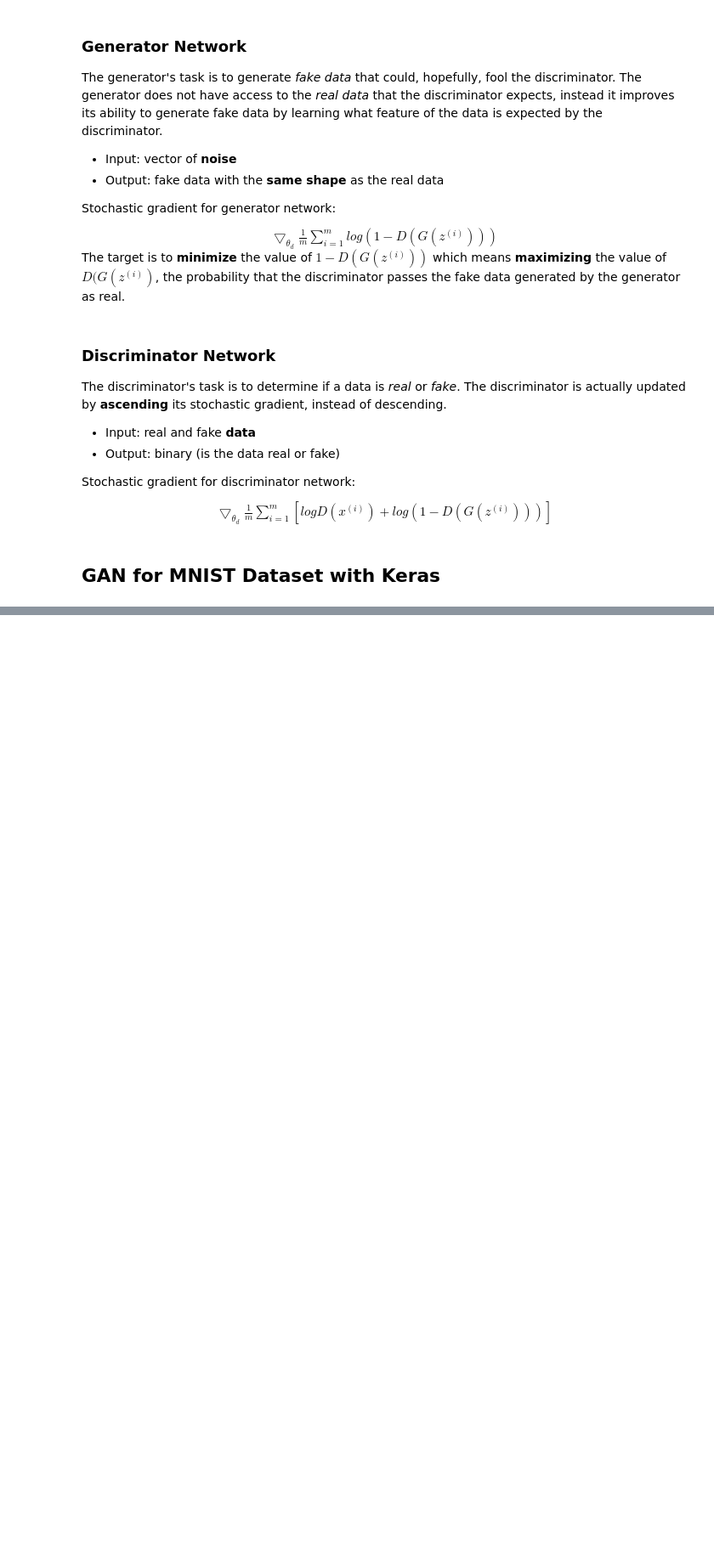
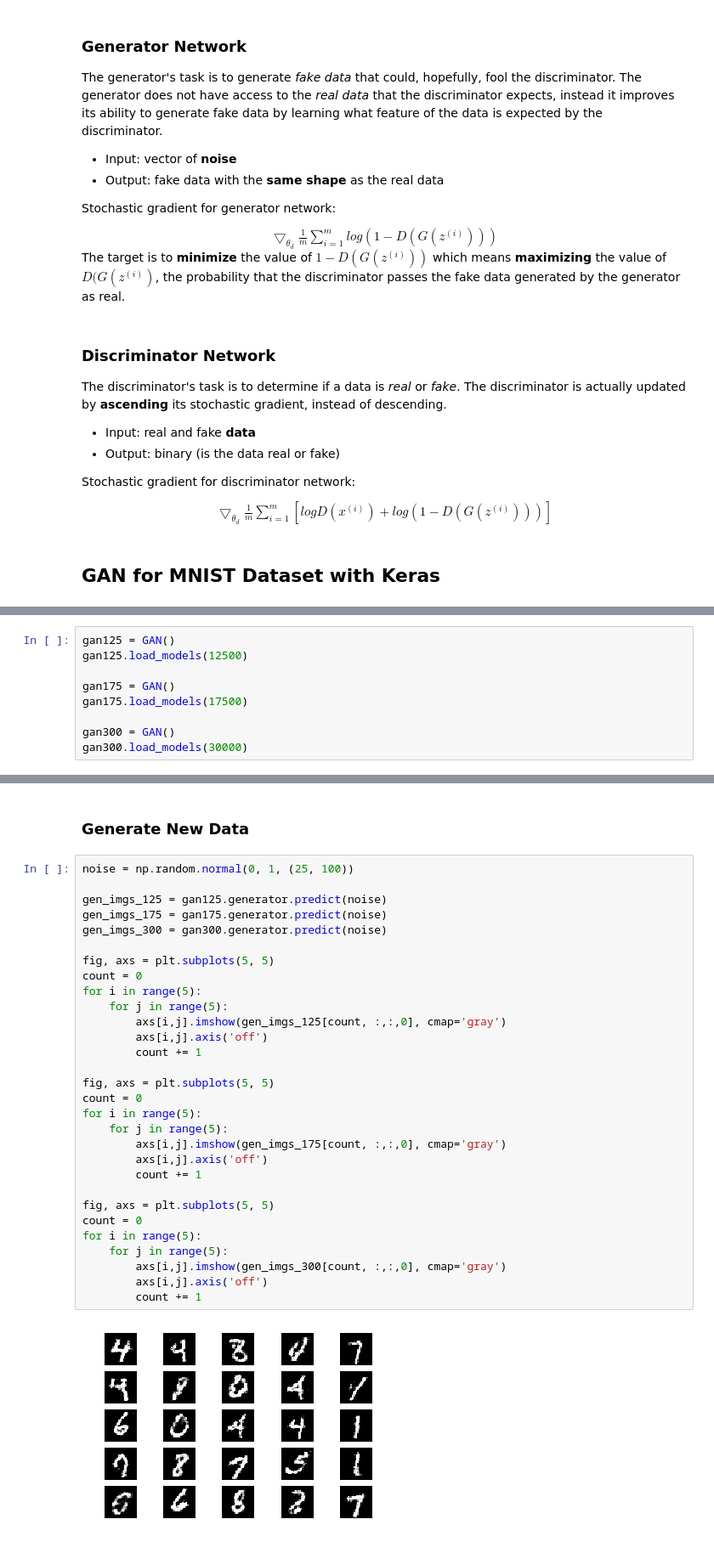
Before and after one commit to chandraseta/gan-on-structured-data, a Jupyter notebook: gan/notebooks/gan-exploration.ipynb, the cells around one changed output, grey strips where cells are left out. Shown at 85% size. Saved outputs shown, nothing was run; the diff lists cells and outputs as text; blank space fills up the shorter version.

```diff
--- a/gan/notebooks/gan-exploration.ipynb
+++ b/gan/notebooks/gan-exploration.ipynb
@@ -320,0 +272,9 @@ for i in range(3):
+# %%
+gan125 = GAN()
+gan125.load_models(12500)
+
+gan175 = GAN()
+gan175.load_models(17500)
+
+gan300 = GAN()
+gan300.load_models(30000)
@@ -320,0 +316,34 @@ for i in range(3):
+# %% [markdown]
+### Generate New Data
+# %%
+noise = np.random.normal(0, 1, (25, 100))
+
+gen_imgs_125 = gan125.generator.predict(noise)
+gen_imgs_175 = gan175.generator.predict(noise)
+gen_imgs_300 = gan300.generator.predict(noise)
+
+fig, axs = plt.subplots(5, 5)
+count = 0
+for i in range(5):
+    for j in range(5):
+        axs[i,j].imshow(gen_imgs_125[count, :,:,0], cmap='gray')
+        axs[i,j].axis('off')
+        count += 1
+
+fig, axs = plt.subplots(5, 5)
+count = 0
+for i in range(5):
+    for j in range(5):
+        axs[i,j].imshow(gen_imgs_175[count, :,:,0], cmap='gray')
+        axs[i,j].axis('off')
+        count += 1
+
+fig, axs = plt.subplots(5, 5)
+count = 0
+for i in range(5):
+    for j in range(5):
+        axs[i,j].imshow(gen_imgs_300[count, :,:,0], cmap='gray')
+        axs[i,j].axis('off')
+        count += 1
+# %% [output]
+[figure, added]
```
Also changed, not shown: parts of 8 cells of this notebook.
